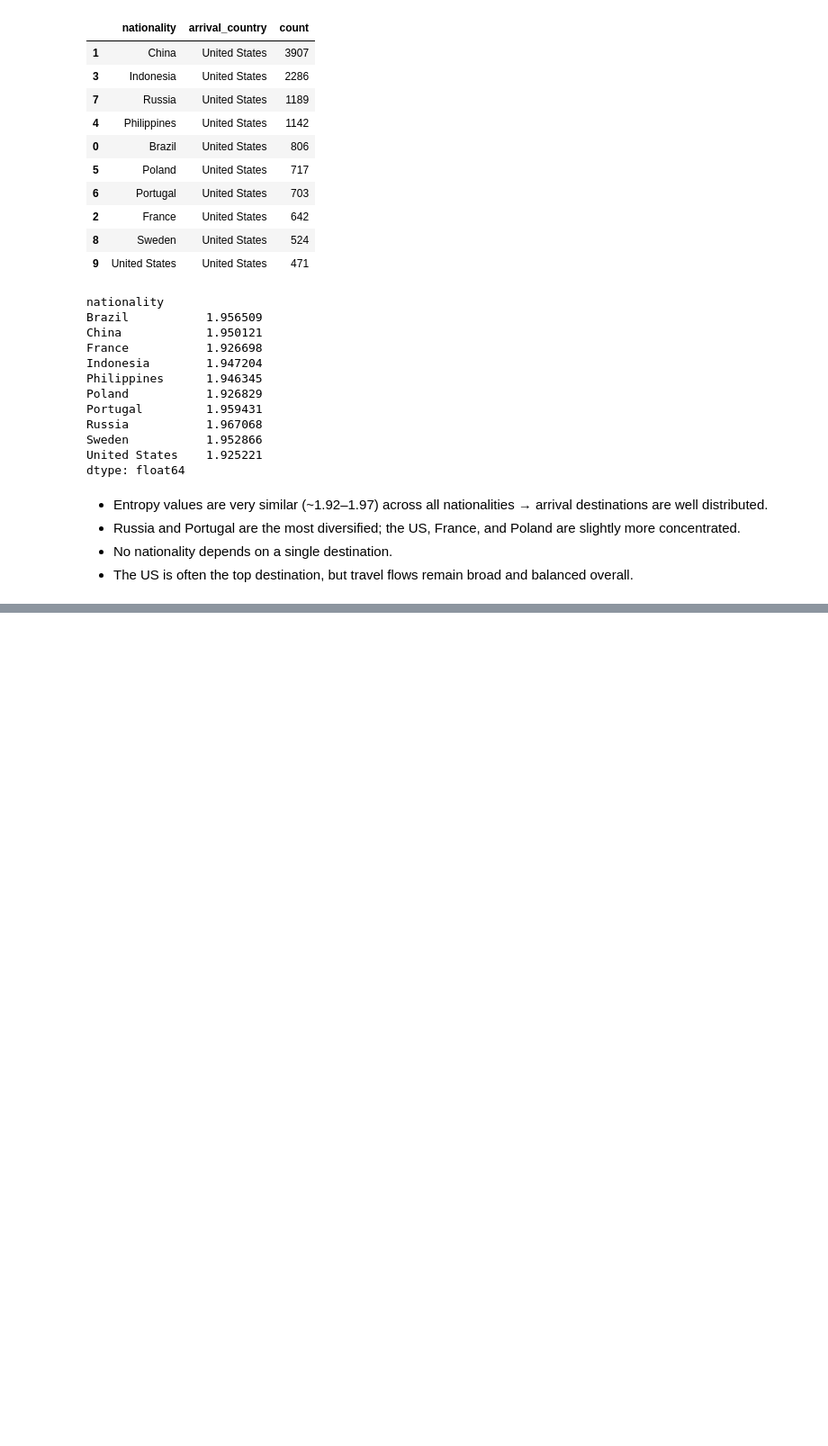
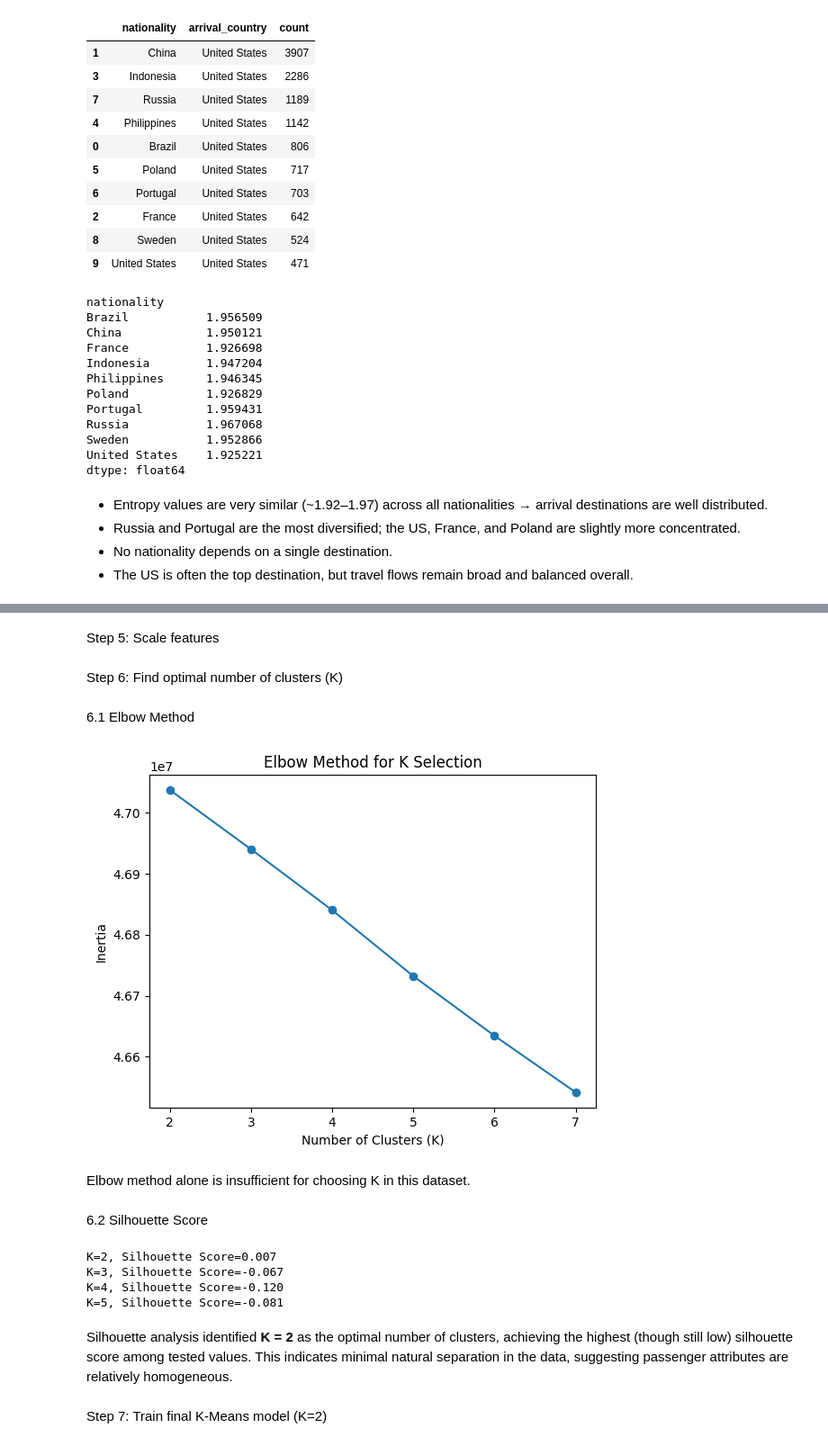
Before and after one commit to trangntp37/Airline_Analysis, a Jupyter notebook: 2.data_cleaning_process.ipynb, the cells around one changed output, grey strips where cells are left out. Shown at 90% size. Saved outputs shown, nothing was run; the diff lists cells and outputs as text; code cells hidden in the pictures; blank space fills up the shorter version.

```diff
--- a/2.data_cleaning_process.ipynb
+++ b/2.data_cleaning_process.ipynb
@@ -636,0 +643,8 @@ dtype: float64
+# %%
+# 1.1 Convert Departure_Date to datetime
+df["departure_date"] = pd.to_datetime(df["departure_date"])
+df["travel_month"] = df["departure_date"].dt.month
+
+# 1.2 Passenger travel frequency
+passenger_freq = df.groupby("passenger_id").size().rename("travel_frequency")
+df = df.merge(passenger_freq, on="passenger_id", how="left")
@@ -636,0 +666,6 @@ dtype: float64
+# %%
+categorical_cols = ["age_group", "gender", "nationality", "country_name"]
+numeric_cols = ["travel_month", "travel_frequency"]
+
+df_seg[categorical_cols] = df_seg[categorical_cols].fillna("Unknown")
+df_seg[numeric_cols] = df_seg[numeric_cols].fillna(df_seg[numeric_cols].median())
@@ -636,0 +674,58 @@ dtype: float64
+# %%
+df_encoded = pd.get_dummies(
+    df_seg,
+    columns=categorical_cols,
+    drop_first=True
+)
+# %% [markdown]
+Step 5: Scale features
+# %%
+from sklearn.preprocessing import StandardScaler
+
+scaler = StandardScaler()
+X_scaled = scaler.fit_transform(df_encoded)
+# %% [markdown]
+Step 6: Find optimal number of clusters (K)
+# %% [markdown]
+6.1 Elbow Method
+# %%
+from sklearn.cluster import KMeans
+import matplotlib.pyplot as plt
+
+inertia = []
+k_range = range(2, 8)
+
+for k in k_range:
+    kmeans = KMeans(n_clusters=k, random_state=42, n_init=10)
+    kmeans.fit(X_scaled)
+    inertia.append(kmeans.inertia_)
+
+plt.figure()
+plt.plot(k_range, inertia, marker="o")
+plt.xlabel("Number of Clusters (K)")
+plt.ylabel("Inertia")
+plt.title("Elbow Method for K Selection")
+plt.show()
+# %% [output]
+[figure, added]
+# %% [markdown]
+Elbow method alone is insufficient for choosing K in this dataset.
+# %% [markdown]
+6.2 Silhouette Score
+# %%
+from sklearn.metrics import silhouette_score
+
+for k in range(2, 6):
+    kmeans = KMeans(n_clusters=k, random_state=42, n_init=10)
+    labels = kmeans.fit_predict(X_scaled)
+    score = silhouette_score(X_scaled, labels)
+    print(f"K={k}, Silhouette Score={score:.3f}")
+# %% [output]
+K=2, Silhouette Score=0.007
+K=3, Silhouette Score=-0.067
+K=4, Silhouette Score=-0.120
+K=5, Silhouette Score=-0.081
+# %% [markdown]
+Silhouette analysis identified **K = 2** as the optimal number of clusters, achieving the highest (though still low) silhouette score among tested values. This indicates minimal natural separation in the data, suggesting passenger attributes are relatively homogeneous.
+# %% [markdown]
+Step 7: Train final K-Means model (K=2)
```
Also changed, not shown: parts of 20 cells of this notebook, 11 other files.
